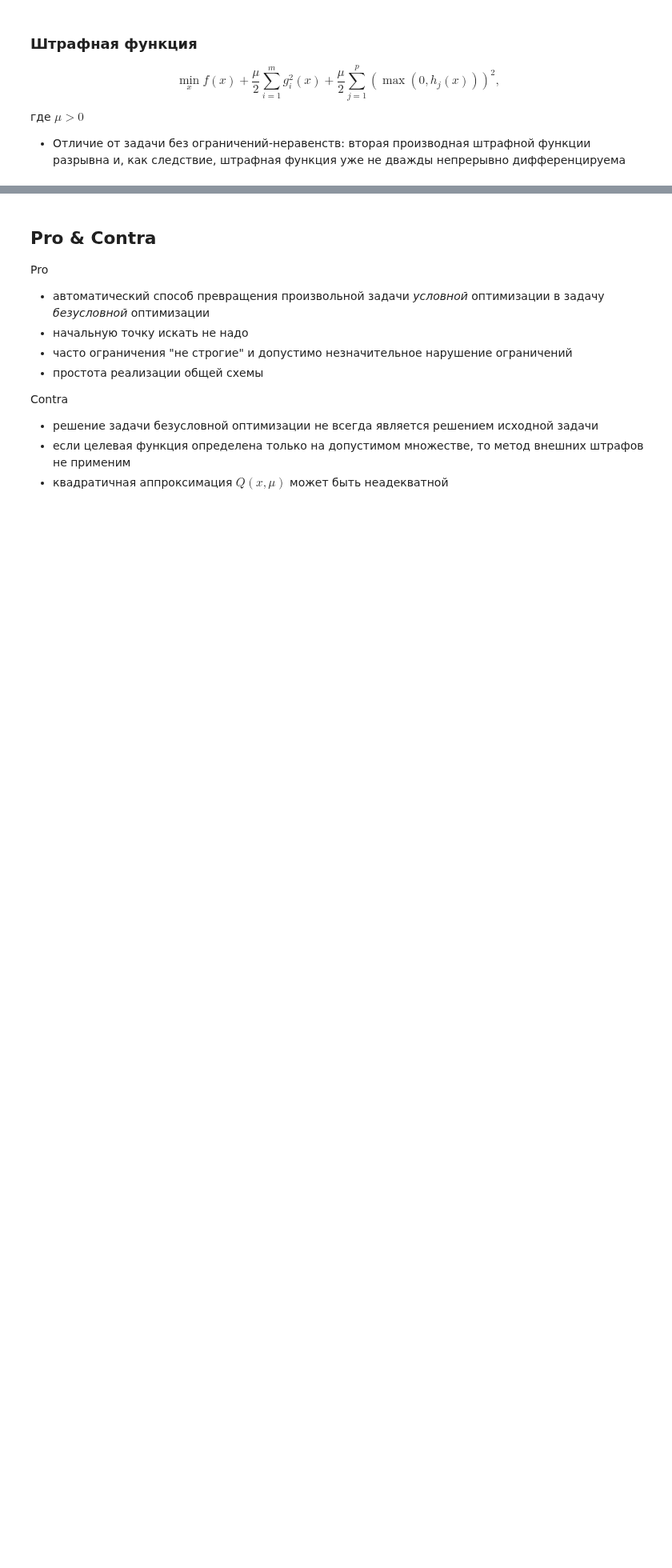
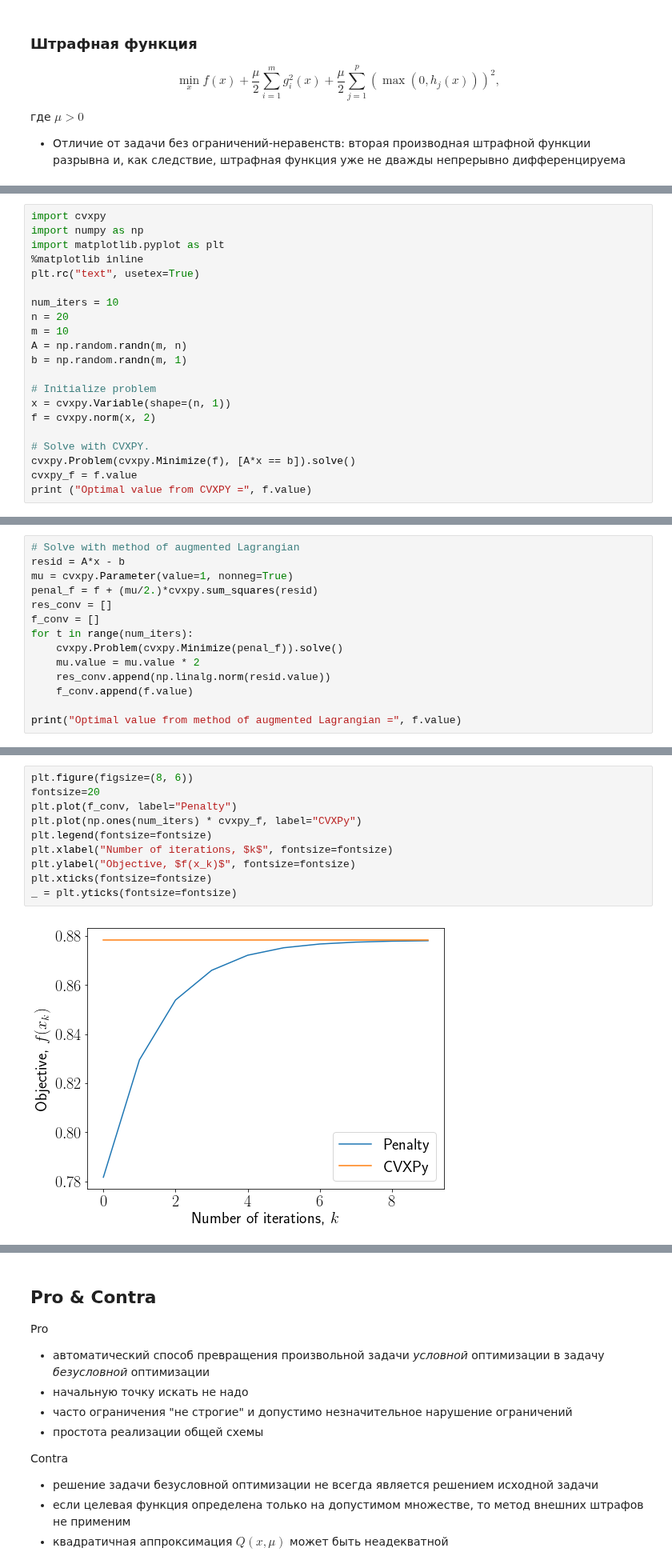
Before and after one commit to amkatrutsa/optimization_course, a Jupyter notebook: 21-Penalty/Seminar21.ipynb, the cells around one changed output, grey strips where cells are left out. Shown at 80% size. Saved outputs shown, nothing was run; the diff lists cells and outputs as text; blank space fills up the shorter version.

Commit message:
Add experiments in penalty function method

```diff
--- a/21-Penalty/Seminar21.ipynb
+++ b/21-Penalty/Seminar21.ipynb
@@ -133,0 +146,21 @@ $$
+# %%
+import cvxpy
+import numpy as np
+import matplotlib.pyplot as plt
+%matplotlib inline
+plt.rc("text", usetex=True)
+
+num_iters = 10
+n = 20
+m = 10
+A = np.random.randn(m, n)
+b = np.random.randn(m, 1)
+
+# Initialize problem
+x = cvxpy.Variable(shape=(n, 1))
+f = cvxpy.norm(x, 2)
+
+# Solve with CVXPY.
+cvxpy.Problem(cvxpy.Minimize(f), [A*x == b]).solve()
+cvxpy_f = f.value
+print ("Optimal value from CVXPY =", f.value)
@@ -133,0 +169,14 @@ $$
+# %%
+# Solve with method of augmented Lagrangian
+resid = A*x - b
+mu = cvxpy.Parameter(value=1, nonneg=True)
+penal_f = f + (mu/2.)*cvxpy.sum_squares(resid)
+res_conv = []
+f_conv = []
+for t in range(num_iters):
+    cvxpy.Problem(cvxpy.Minimize(penal_f)).solve()
+    mu.value = mu.value * 2
+    res_conv.append(np.linalg.norm(resid.value))
+    f_conv.append(f.value)
+
+print("Optimal value from method of augmented Lagrangian =", f.value)
@@ -133,0 +185,12 @@ $$
+# %%
+plt.figure(figsize=(8, 6))
+fontsize=20
+plt.plot(f_conv, label="Penalty")
+plt.plot(np.ones(num_iters) * cvxpy_f, label="CVXPy")
+plt.legend(fontsize=fontsize)
+plt.xlabel("Number of iterations, $k$", fontsize=fontsize)
+plt.ylabel("Objective, $f(x_k)$", fontsize=fontsize)
+plt.xticks(fontsize=fontsize)
+_ = plt.yticks(fontsize=fontsize)
+# %% [output]
+[figure, added]
```
Also changed, not shown: parts of 6 cells of this notebook.
